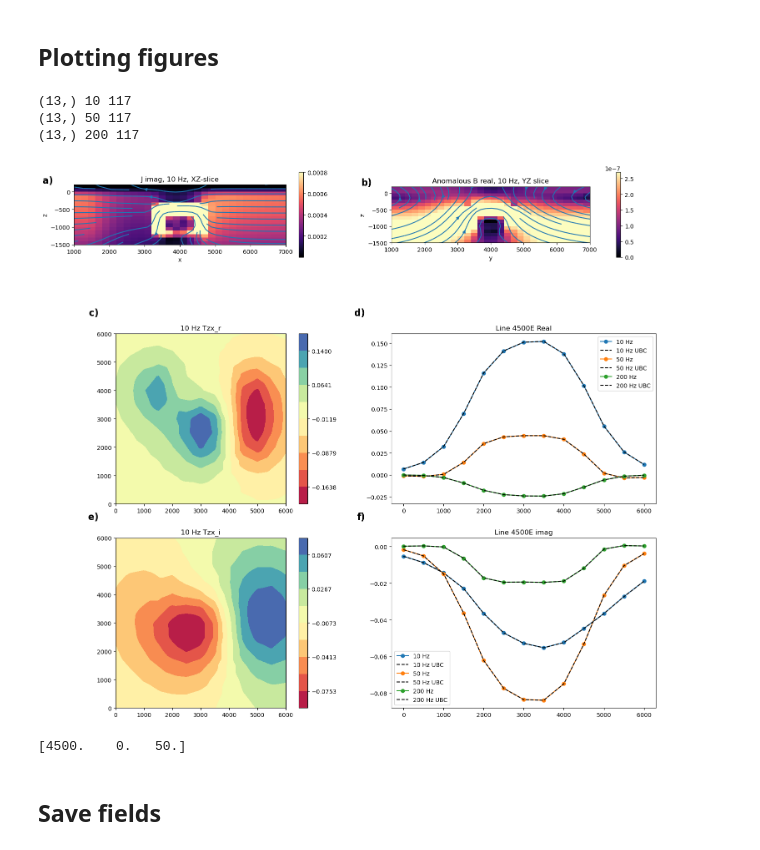
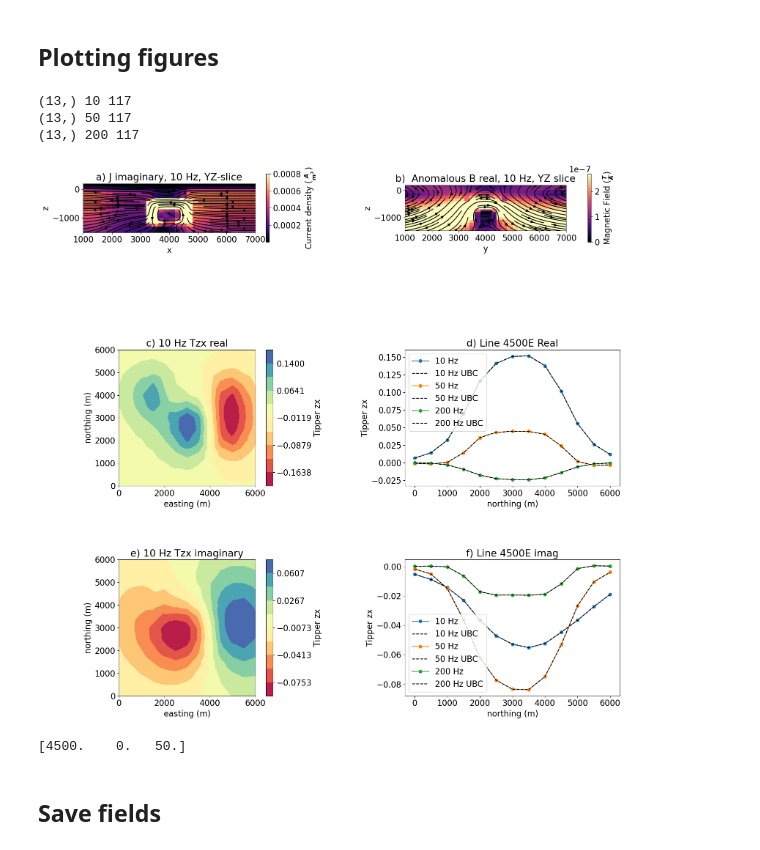
Before and after one commit to simpeg-research/heagy-et-al-2023-aem, a Jupyter notebook: mt/airborne_tipper/nsem-forward-model-notebook.ipynb, the cells around one changed output. Drawn from its saved outputs; the diff is of its cells as text; code cells hidden in the pictures.

```diff
--- a/mt/airborne_tipper/nsem-forward-model-notebook.ipynb
+++ b/mt/airborne_tipper/nsem-forward-model-notebook.ipynb
@@ -214,6 +240,7 @@ source_list = src_list
 models = {
 
     "L_block": np.log(model[active]),
+    "half_space": np.log(sigBG[active])
 }
 
 fields = {}
@@ -360,6 +386,12 @@ print(mkvc(stdnew)[:3], stdnew.flatten('F').shape)
 # %%
 from tree_plot import streamplot_tree
 from matplotlib.colors import LogNorm, Normalize
+import matplotlib
+font = {
+        'size'   : 16}
+matplotlib.rcParams.update(matplotlib.rcParamsDefault)
+matplotlib.rc('font', **font)
+
 # ---------------------------------------------------------------------------------------------------------------------------
 
 # plot the profile subplots
@@ -382,13 +414,14 @@ for key in profile_data.keys():
     ax[2, 1].plot(np.arange(0, 6500, 500), ubc_profile_data[key]['imag'][0][(13*idx):(13*idx + 13)], '--k', label=f"{key} Hz UBC")
 
 ax[1, 1].legend()
-ax[1, 1].text(-0.1, 1.15, 'd)', transform=ax[1, 1].transAxes,
-      fontsize=16, fontweight='bold', va='top', ha='right')
-ax[1, 1].set_title('Line 4500E Real')
-ax[2, 1].set_title('Line 4500E imag')
+ax[1, 1].set_title('d) Line 4500E Real')
+ax[1, 1].set_xlabel('northing (m)')
+ax[1, 1].set_ylabel('Tipper zx')
+ax[2, 1].set_title('f) Line 4500E imag')
+ax[2, 1].set_xlabel('northing (m)')
+ax[2, 1].set_ylabel('Tipper zx')
 ax[2, 1].legend()
-ax[2, 1].text(-0.1, 1.15, 'f)', transform=ax[2, 1].transAxes,
-      fontsize=16, fontweight='bold', va='top', ha='right')
+
 
 # ---------------------------------------------------------------------------------------------------------------------------
 
@@ -398,30 +431,25 @@ ax[2, 1].text(-0.1, 1.15, 'f)', transform=ax[2, 1].transAxes,
 
 key = "10"
 im = utils.plot_utils.plot2Ddata(receivers, profile_data[key]['real'][0], ax=ax[1, 0], contourOpts={'cmap':'Spectral'})
-ax[1, 0].set_title(f"{key} Hz {comps_[0]}")
-plt.colorbar(im[0])
+ax[1, 0].set_title(f"c) {key} Hz Tzx real")
+ax[1, 0].set_xlabel('easting (m)')
+ax[1, 0].set_ylabel('northing (m)')
+plt.colorbar(im[0], label=r'Tipper zx')
 
-ax[1, 0].text(-0.1, 1.15, 'c)', transform=ax[1, 0].transAxes,
-      fontsize=16, fontweight='bold', va='top', ha='right')
+# ax[1, 0].text(-0.1, 1.15, 'c)', transform=ax[1, 0].transAxes,
+#       fontsize=16, fontweight='bold', va='top', ha='right')
 
 im = utils.plot_utils.plot2Ddata(receivers, profile_data[key]['imag'][0], ax=ax[2, 0], contourOpts={'cmap':'Spectral'})
-ax[2, 0].set_title(f"{key} Hz {comps_[1]}")
-plt.colorbar(im[0])
-
-ax[2, 0].text(-0.1, 1.15, 'e)', transform=ax[2, 0].transAxes,
-      fontsize=16, fontweight='bold', va='top', ha='right')
+ax[2, 0].set_title(f"e) {key} Hz Tzx imaginary")
+ax[2, 0].set_xlabel('easting (m)')
+ax[2, 0].set_ylabel('northing (m)')
+plt.colorbar(im[0], label=r'Tipper zx')
 
 # ---------------------------------------------------------------------------------------------------------------------------
 
 # plot the slice of currents and B-field subplots
 
 #
-
-ax[0, 0].text(-0.1, 1.15, 'a)', transform=ax[0, 0].transAxes,
-      fontsize=16, fontweight='bold', va='top', ha='right')
-
-ax[0, 1].text(-0.1, 1.15, 'b)', transform=ax[0, 1].transAxes,
-      fontsize=16, fontweight='bold', va='top', ha='right')
 
 frequencies = [10, 50, 200]
 
@@ -435,43 +463,46 @@ out = streamplot_tree(
     mesh,
     fields[key][source_list[src_ind], "j"][:, 0].imag, normal="Y", ax=ax[0, 0],
     pcolor_opts={"norm": Normalize(vmax=8e-4), "cmap": 'magma'},
-    streamplot_opts={'density':5}
+    streamplot_opts={'color': 'black'},range_x1=xlim, range_x2=ylim,
 )
-plt.colorbar(out[0], ax=ax[0, 0], shrink=0.5)
-ax[0, 0].set_xlim(xlim)
-ax[0, 0].set_ylim(ylim)
-ax[0, 0].set_title(f"J imag, {frequencies[src_ind]} Hz, XZ-slice")
+plt.colorbar(out[0], ax=ax[0, 0], shrink=0.5, label=r'Current density ($\frac{A}{m^2}$)')
+# ax[0, 0].set_xlim(xlim)
+# ax[0, 0].set_ylim(ylim)
+ax[0, 0].set_title(f"a) J imaginary, {frequencies[src_ind]} Hz, YZ-slice")
 ax[0, 0].set_aspect(1)
 
 
 key = "L_block"
 src_ind = 0
 subtract = "halfspace"
 
 plotme = fields[key][source_list[src_ind], "b"][:, 0].real
 # if subtract is not None:
 #     plotme = plotme - fields[subtract][source_list[src_ind], "b"][:, 0].real
 
 out = streamplot_tree(
     mesh,
     plotme, normal="X", ax=ax[0, 1],
     pcolor_opts={"norm": Normalize(vmin=0, vmax=2.7e-7), "cmap": 'magma'}, #LogNorm(vmin=3e-11, vmax=1e-7)},
-    streamplot_opts={'density':5}
+    streamplot_opts={'color': 'black'},
+    range_x1=xlim, range_x2=ylim,
 )
-plt.colorbar(out[0], ax=ax[0, 1], shrink=0.5, pad=0.1)
+plt.colorbar(out[0], ax=ax[0, 1], shrink=0.5, pad=0.1, label=r'Magnetic Field ($\frac{T}{A}$)')
 ax[0, 1].set_xlim(xlim)
 ax[0, 1].set_ylim(ylim)
-ax[0, 1].set_title(f"Anomalous B real, {frequencies[src_ind]} Hz, YZ slice")
+ax[0, 1].set_title(f"b)  Anomalous B real, {frequencies[src_ind]} Hz, YZ slice")
 ax[0, 1].set_aspect(1)
+
+fig.tight_layout(pad=5.0)
 
 plt.show()
 # ax[2].set_xlabel("x (m)")
 print(receivers[13*idx, :])
 # %% [output]
 (13,) 10 117
 (13,) 50 117
 (13,) 200 117
-[figure, old version]
+[figure, new version]
 [4500.    0.   50.]
 # %% [markdown]
 ## Save fields
```
Also changed, not shown: parts of 11 cells of this notebook, 1 other file.
